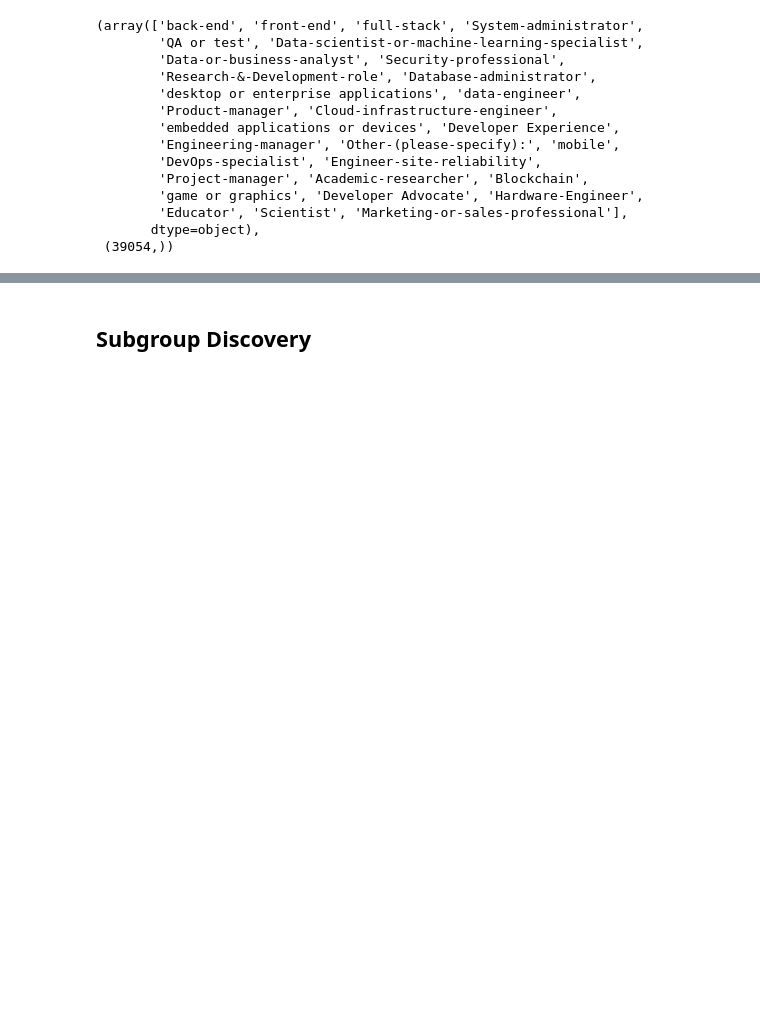
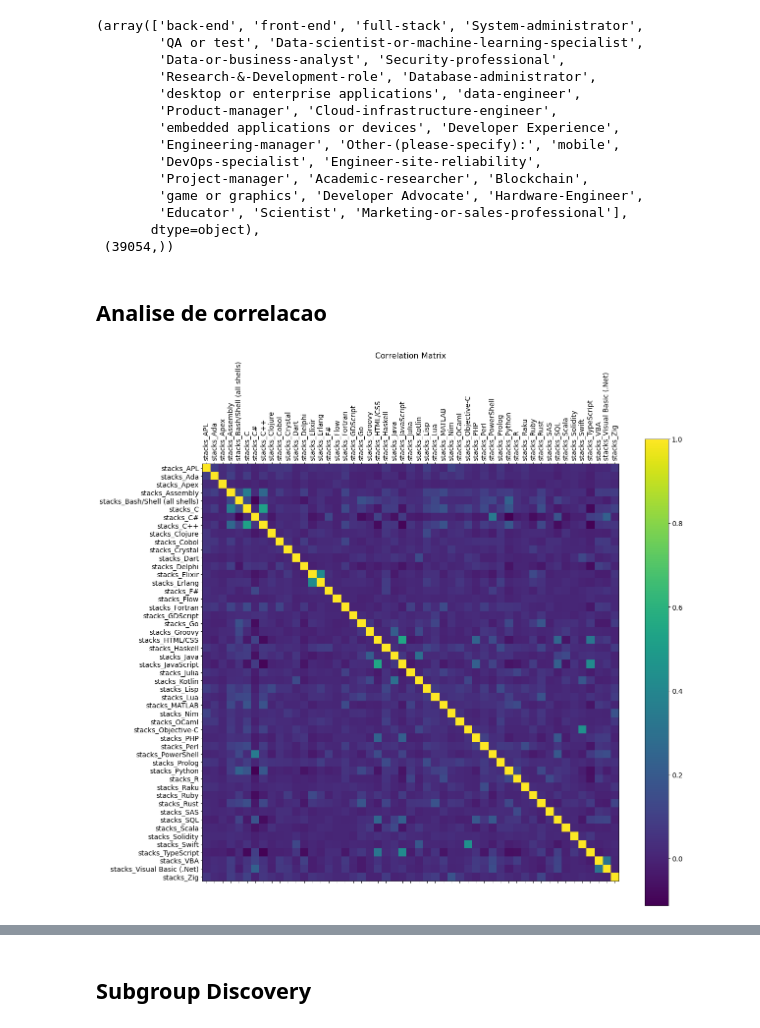
Before and after one commit to vinciusb/TP-AD, a Jupyter notebook: Definitivo/stackoverflow3.ipynb, the cells around one changed output, grey strips where cells are left out. Saved outputs shown, nothing was run; the diff lists cells and outputs as text; code cells hidden in the pictures; blank space fills up the shorter version.

```diff
--- a/Definitivo/stackoverflow3.ipynb
+++ b/Definitivo/stackoverflow3.ipynb
@@ -222,3 +231,23 @@ dev_df["FinalDevType"].unique(), dev_df["FinalDevType"].shape
         'Educator', 'Scientist', 'Marketing-or-sales-professional'],
        dtype=object),
  (39054,))
+# %% [markdown]
+## Analise de correlacao
+# %%
+corr_stacks_df = dev_df[["stacks_APL", "stacks_Ada", "stacks_Apex", "stacks_Assembly", "stacks_Bash/Shell (all shells)", "stacks_C", "stacks_C#", "stacks_C++",
+        "stacks_Clojure", "stacks_Cobol", "stacks_Crystal", "stacks_Dart", "stacks_Delphi", "stacks_Elixir", "stacks_Erlang", "stacks_F#", "stacks_Flow",
+        "stacks_Fortran", "stacks_GDScript", "stacks_Go", "stacks_Groovy", "stacks_HTML/CSS", "stacks_Haskell", "stacks_Java", "stacks_JavaScript", "stacks_Julia",
+        "stacks_Kotlin", "stacks_Lisp", "stacks_Lua", "stacks_MATLAB", "stacks_Nim", "stacks_OCaml", "stacks_Objective-C", "stacks_PHP", "stacks_Perl",
+        "stacks_PowerShell", "stacks_Prolog", "stacks_Python", "stacks_R", "stacks_Raku", "stacks_Ruby", "stacks_Rust", "stacks_SAS", "stacks_SQL",
+        "stacks_Scala", "stacks_Solidity", "stacks_Swift", "stacks_TypeScript", "stacks_VBA", "stacks_Visual Basic (.Net)", "stacks_Zig"]]
+correlation = corr_stacks_df.corr()
+# %%
+f = plt.figure(figsize=(19, 17))
+plt.matshow(correlation, fignum=f.number)
+plt.xticks(range(correlation.shape[1]), correlation.columns, fontsize=14, rotation=90)
+plt.yticks(range(correlation.shape[1]), correlation.columns, fontsize=14)
+cb = plt.colorbar()
+cb.ax.tick_params(labelsize=14)
+plt.title('Correlation Matrix', fontsize=16);
+# %% [output]
+[figure, added]
```
Also changed, not shown: parts of 24 cells of this notebook.
